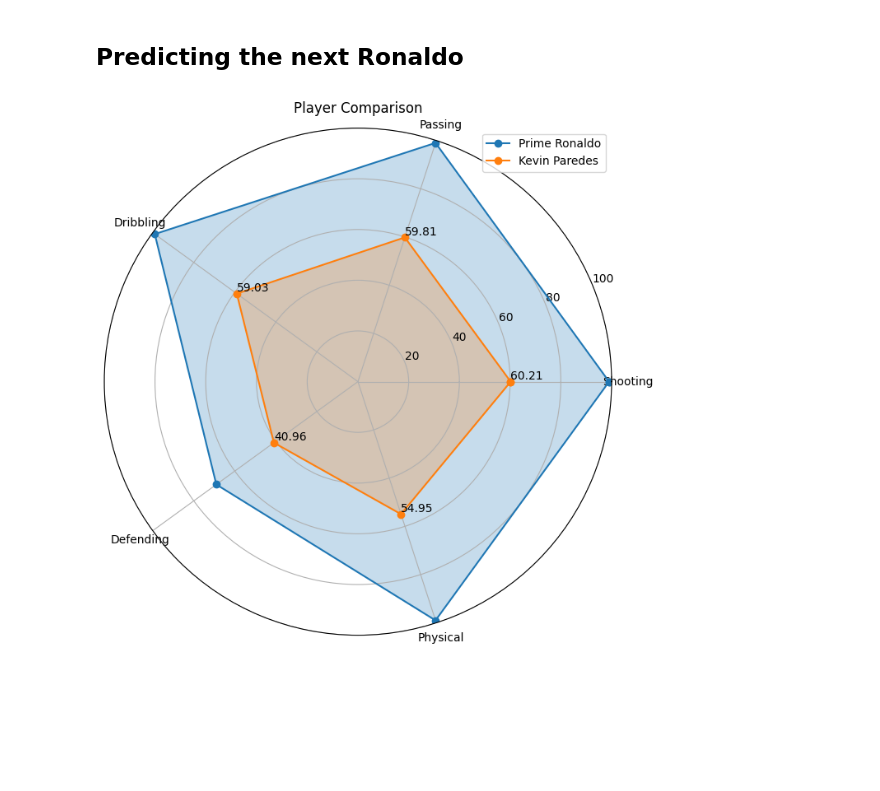
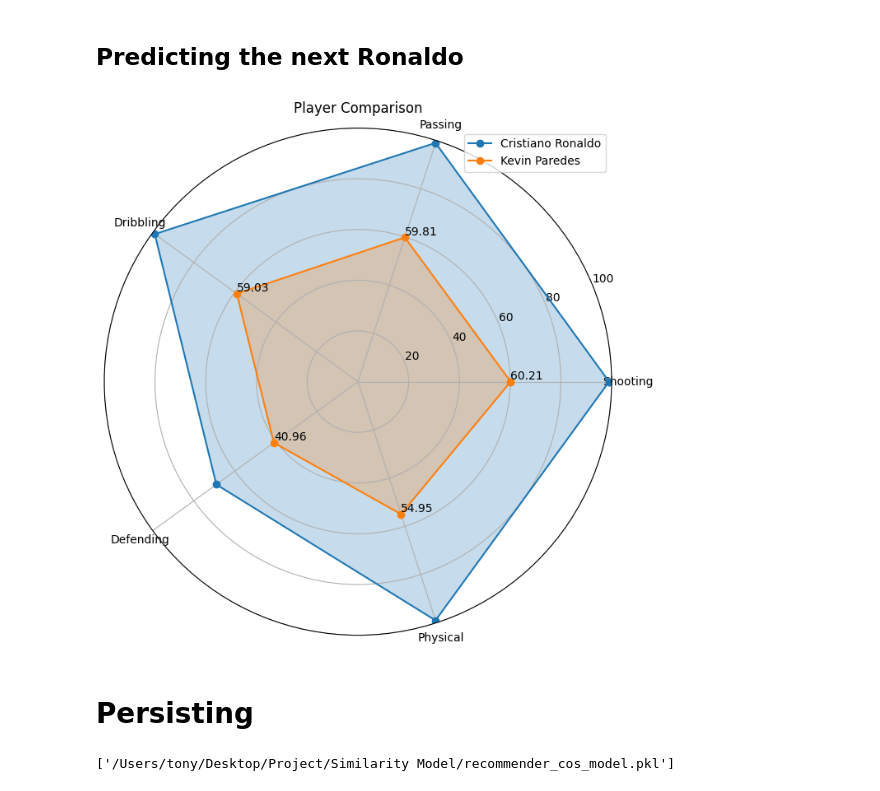
Before and after one commit to Chickychicken/Soccer-Transfer-Market-Application, a Jupyter notebook: Similarity Model/similarity.ipynb, the cells around one changed output. Drawn from its saved outputs; the diff is of its cells as text; code cells hidden in the pictures; blank space fills up the shorter version.

```diff
--- a/Similarity Model/similarity.ipynb
+++ b/Similarity Model/similarity.ipynb
@@ -17,14 +18,3 @@ df.head()
 | 2 | Victor Osimhen | 23 | Serie A | SSC Napoli | Attack | 55000000.0 | 76.58 | 84.69 | 63.15 | 77.83 | ... |
 | 3 | Bukayo Saka | 20 | Premier League | Arsenal FC | Attack | 55000000.0 | 93.19 | 93.15 | 84.07 | 97.95 | ... |
 | 4 | Vinicius Junior | 22 | La Liga | Real Madrid | Attack | 50000000.0 | 84.88 | 81.44 | 80.43 | 91.92 | ... |
-# %%
-new_row = ['Prime Messi', 24, 'La Liga', 'FC Barcelona', 'Attack', 999999999, 99, 99, 99, 99, 50, 80]
-new_row_df = pd.DataFrame([new_row], columns=df.columns)
-df = df.append(new_row_df, ignore_index= True)
-new_row = ['Prime Ronaldo', 27, 'La Liga', 'Real Madrid', 'Attack', 999999999, 99, 99, 99, 99, 69, 99]
-new_row_df = pd.DataFrame([new_row], columns=df.columns)
-df = df.append(new_row_df, ignore_index= True)
-new_row = ['Fifa Gullit', 90, 'Fifa', 'Ultimate Teams FC', 'Midfield', 999999999, 90, 90, 90, 90, 90, 90]
-new_row_df = pd.DataFrame([new_row], columns=df.columns)
-df = df.append(new_row_df, ignore_index= True)
-df
@@ -61,7 +37,7 @@ df_stat = df[['Shooting', 'Passing', 'Dribbling', 'Defending', 'Physical']]
 # %% [markdown]
 # Euclidean Model
 # %%
-k_neighbors = 10
+k_neighbors = 11
 knn_model = NearestNeighbors(n_neighbors=k_neighbors, metric='euclidean')
 knn_model.fit(df_stat)
 # %% [output]
@@ -158,7 +135,7 @@ plt.show()
 # %% [markdown]
 # Cosine Similarity Model, to find upcoming young players
 # %%
-k_neighbors = 10
+k_neighbors = 100
 cos_model = NearestNeighbors(n_neighbors=k_neighbors, algorithm='brute', metric='cosine')
 cos_model.fit(df_stat)
 # %% [output]
@@ -248,7 +225,7 @@ plt.show()
 # %% [markdown]
 ## Predicting the next Ronaldo
 # %%
-player = 'Prime Ronaldo'
+player = 'Cristiano Ronaldo'
 input_player_stats = df[df['Player'] == player][['Shooting', 'Passing', 'Dribbling', 'Defending', 'Physical']]
 
 distances, indices = cos_model.kneighbors(input_player_stats, n_neighbors=6)
@@ -292,31 +269,45 @@ angles = np.concatenate((angles, [angles[0]]))
 
 # Set the figure size
 plt.figure(figsize=(8, 8))
 
 # Plot the radar chart
 plt.polar(angles, values, marker='o', label = player)
 plt.fill(angles, values, alpha=0.25)
 plt.polar(angles, values2, marker='o', label = player2)
 plt.fill(angles, values2, alpha=0.25)
 
 # Set the angle ticks and labels
 plt.xticks(angles[:-1], variables)
 
 # Set the plot title
 plt.title('Player Comparison')
 
 plt.ylim(0, 100)
 
 #for i in range(num_vars):
 #    plt.text(angles[i], values[i], str(values[i]), ha='right', va='top')
 
 for i in range(num_vars):
     plt.text(angles[i], values2[i], str(values2[i]), ha='left', va='bottom')
 
 plt.legend(loc='upper right')
 
 
 # Show the plot
 plt.show()
 # %% [output]
-[figure, old version]
+[figure, new version]
+# %% [markdown]
+# Persisting
+# %%
+import os
+
+current_directory = os.getcwd()
+
+absolute_path = os.path.join(current_directory, 'recommender_ed_model.pkl')
+joblib.dump(knn_model, absolute_path)
+
+absolute_path = os.path.join(current_directory, 'recommender_cos_model.pkl')
+joblib.dump(cos_model, absolute_path)
+# %% [output]
+['/Users/tony/Desktop/Project/Similarity Model/recommender_cos_model.pkl']
```
Also changed, not shown: parts of 5 cells of this notebook, 6 other files.
